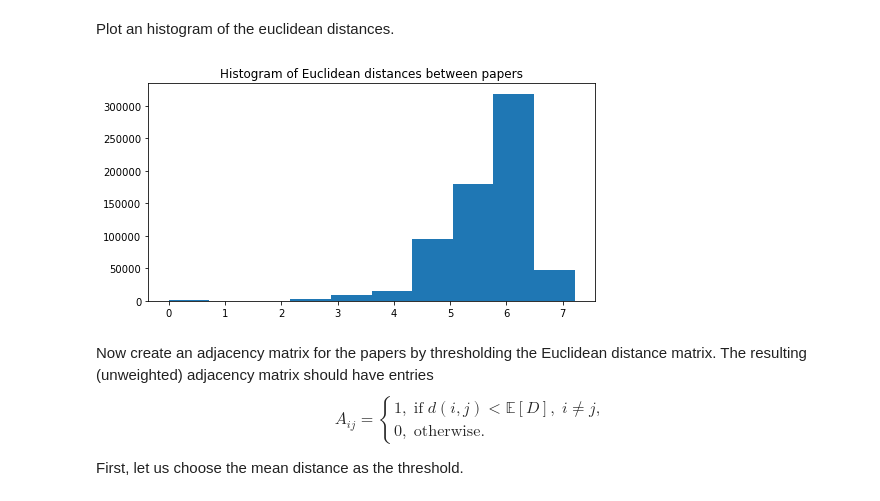
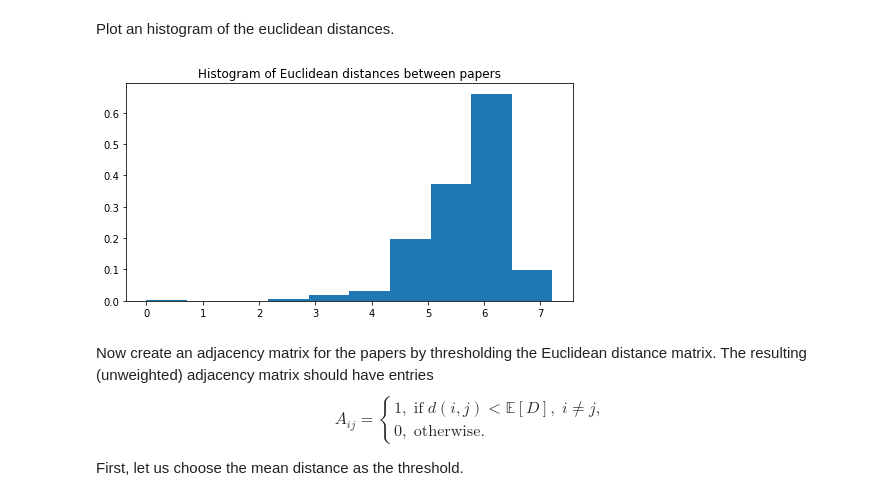
Before and after one commit to xiaohai12/ntds2019, a Jupyter notebook: assignments/1_network_science.ipynb, the cells around one changed output. Cells and saved outputs as stored; diff of their text form; code cells hidden in the pictures.

```diff
--- a/assignments/1_network_science.ipynb
+++ b/assignments/1_network_science.ipynb
@@ -86,9 +83,8 @@ For the research field  Case_Based we have  298  papers
 Select all papers from a field of your choice and store their feature vectors into a NumPy array.
 Check its shape.
 # %%
-my_field = paper_names[0]
+my_field = pd_content['class_label'][0]
 features = pd_content[pd_content['class_label'] == my_field]
-features = features[word_attributes]
-features = np.array(features)
-features.shape
+features = features[word_attributes].to_numpy()
+print('the field '+my_field + ' has feature vectors with shape',features.shape)
 # %% [output]
@@ -115,9 +111,9 @@ Plot an histogram of the euclidean distances.
 # %%
 plt.figure(1, figsize=(8, 4))
 plt.title("Histogram of Euclidean distances between papers")
-plt.hist(distance.flatten());
+plt.hist(distance.flatten(),density=True);
 # %% [output]
-[figure, old version]
+[figure, new version]
 # %% [markdown]
 Now create an adjacency matrix for the papers by thresholding the Euclidean distance matrix.
 The resulting (unweighted) adjacency matrix should have entries
```
Also changed, not shown: parts of 31 cells of this notebook.
